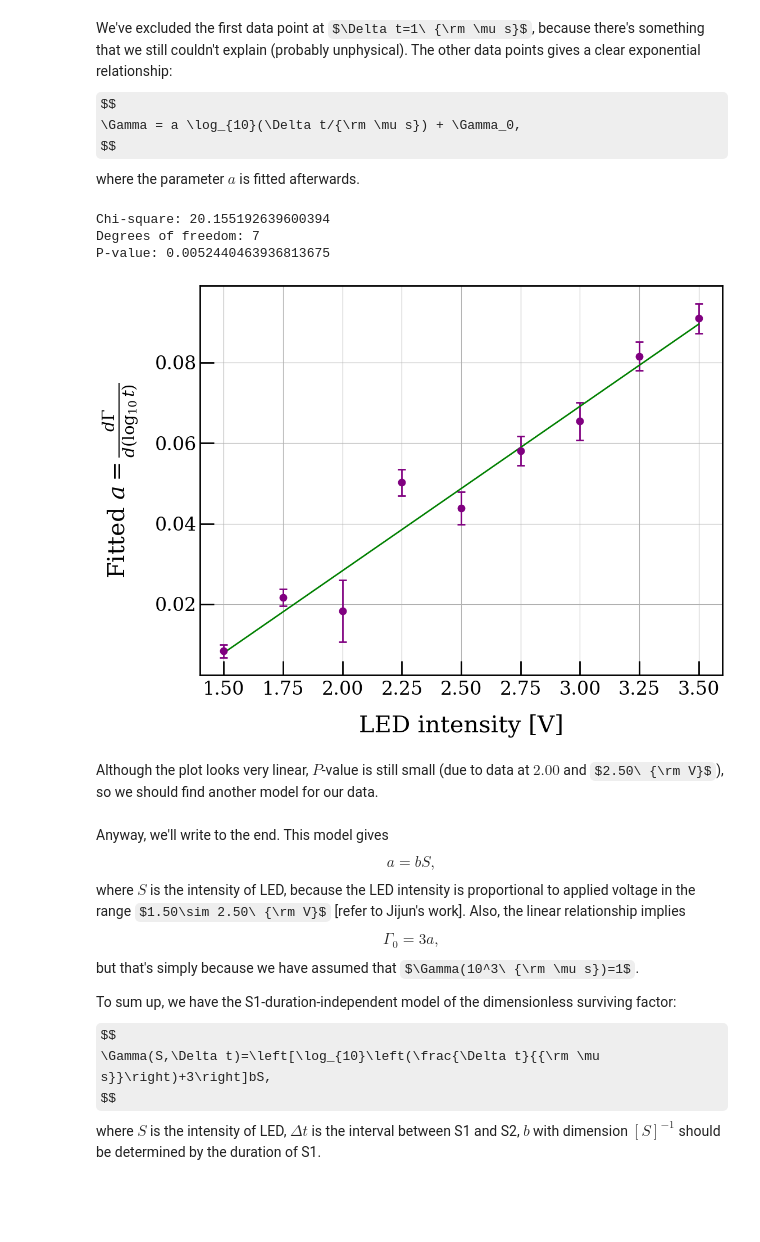
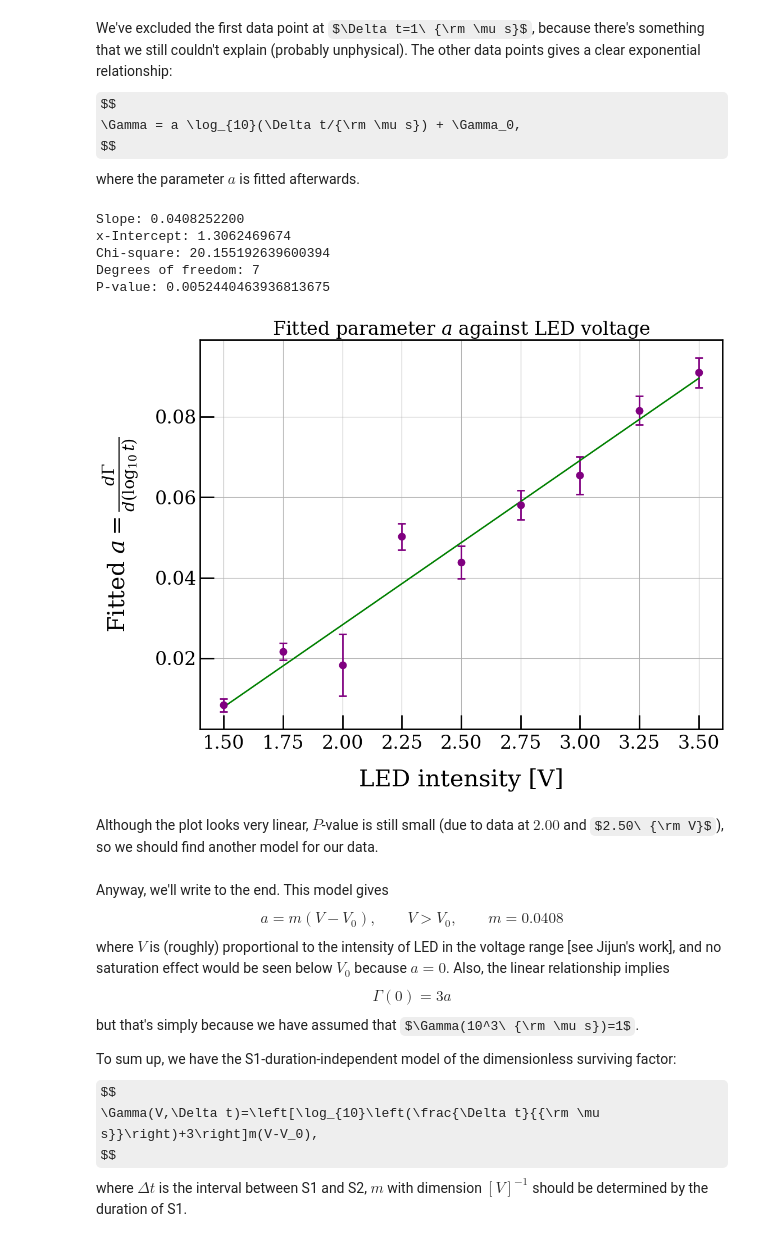
Before and after one commit to Chocolirz/Saturation-Relation, a Jupyter notebook: 2d_dependence.ipynb, the cells around one changed output. Saved outputs shown, nothing was run; the diff lists cells and outputs as text; code cells hidden in the pictures; some formulas as TeX source; blank space fills up the shorter version.

```diff
--- a/2d_dependence.ipynb
+++ b/2d_dependence.ipynb
@@ -248,6 +248,8 @@ y_error = df_parameters['a_err']  # Example y-error data
 popt, pcov = np.polyfit(x, y, 1, cov=True)
 m = popt[0]
 b = popt[1]  # Slope and intercept of the best fit line
+print(f"Slope: {m:.10f}")
+print(f"x-Intercept: {-b/m:.10f}")
 
 # Step 2: Calculate predicted y values using the linear model
 y_pred = np.zeros(len(x))
@@ -255,50 +257,52 @@ for i in range(len(x)):
     y_pred[i] = m*x[i] + b
 
 # Step 3: Calculate the residuals and chi-square statistic
 residuals = y - y_pred
 chi_square = np.sum((residuals**2) / (y_error**2))
 
 # Step 4: Degrees of freedom
 # Degrees of freedom for chi-square test is the number of data points minus the number of parameters (2: slope and intercept)
 degrees_of_freedom = len(x) - 2
 
 # Step 5: Calculate p-value using the chi-square distribution
 p_value = 1 - stats.chi2.cdf(chi_square, degrees_of_freedom)
 
 # Print results
 print(f"Chi-square: {chi_square}")
 print(f"Degrees of freedom: {degrees_of_freedom}")
 print(f"P-value: {p_value}")
 
 # fitted constant vs intensity
 plt.figure(figsize=(12, 9))
-#plt.title('2D Dependence Test')
+plt.title(r'Fitted parameter $a$ against LED voltage')
 plt.xlabel(r"LED intensity [V]")
 plt.ylabel(r'Fitted $a=\frac{d\Gamma}{d(\log_{10}t)}$')
 plt.errorbar(voltages, df_parameters['a'], yerr=df_parameters['a_err'], fmt='o', color = 'purple')
 plt.plot(x, y_pred, label=f'Linear Fit: y = {m:.2f}x + {b:.2f}', color='green')
 plt.grid(True)
 plt.show()
 # %% [output]
+Slope: 0.0408252200
+x-Intercept: 1.3062469674
 Chi-square: 20.155192639600394
 Degrees of freedom: 7
 P-value: 0.0052440463936813675
-[figure, old version]
+[figure, new version]
 # %% [markdown]
 Although the plot looks very linear, $P$-value is still small (due to data at $2.00$ and $2.50\ {\rm V}$), so we should find another model for our data.
 # %% [markdown]
 Anyway, we'll write to the end. This model gives
 $$
-a=bS,
+a=m(V-V_0),\qquad V>V_0, \qquad m=0.0408
 $$
-where $S$ is the intensity of LED, because the LED intensity is proportional to applied voltage in the range $1.50\sim 2.50\ {\rm V}$ [refer to Jijun's work]. Also, the linear relationship implies
+where $V$ is (roughly) proportional to the intensity of LED in the voltage range [see Jijun's work], and no saturation effect would be seen below $V_0$ because $a=0$. Also, the linear relationship implies
 $$
-\Gamma_0=3a,
+\Gamma(0)=3a
 $$
 but that's simply because we have assumed that $\Gamma(10^3\ {\rm \mu s})=1$.
 
 To sum up, we have the S1-duration-independent model of the dimensionless surviving factor:
 $$
-\Gamma(S,\Delta t)=\left[\log_{10}\left(\frac{\Delta t}{{\rm \mu s}}\right)+3\right]bS,
+\Gamma(V,\Delta t)=\left[\log_{10}\left(\frac{\Delta t}{{\rm \mu s}}\right)+3\right]m(V-V_0),
 $$
-where $S$ is the intensity of LED, $\Delta t$ is the interval between S1 and S2, $b$ with dimension $[S]^{-1}$ should be determined by the duration of S1.
+where $\Delta t$ is the interval between S1 and S2, $m$ with dimension $[V]^{-1}$ should be determined by the duration of S1.
```
Also changed, not shown: parts of 1 cell of this notebook.
